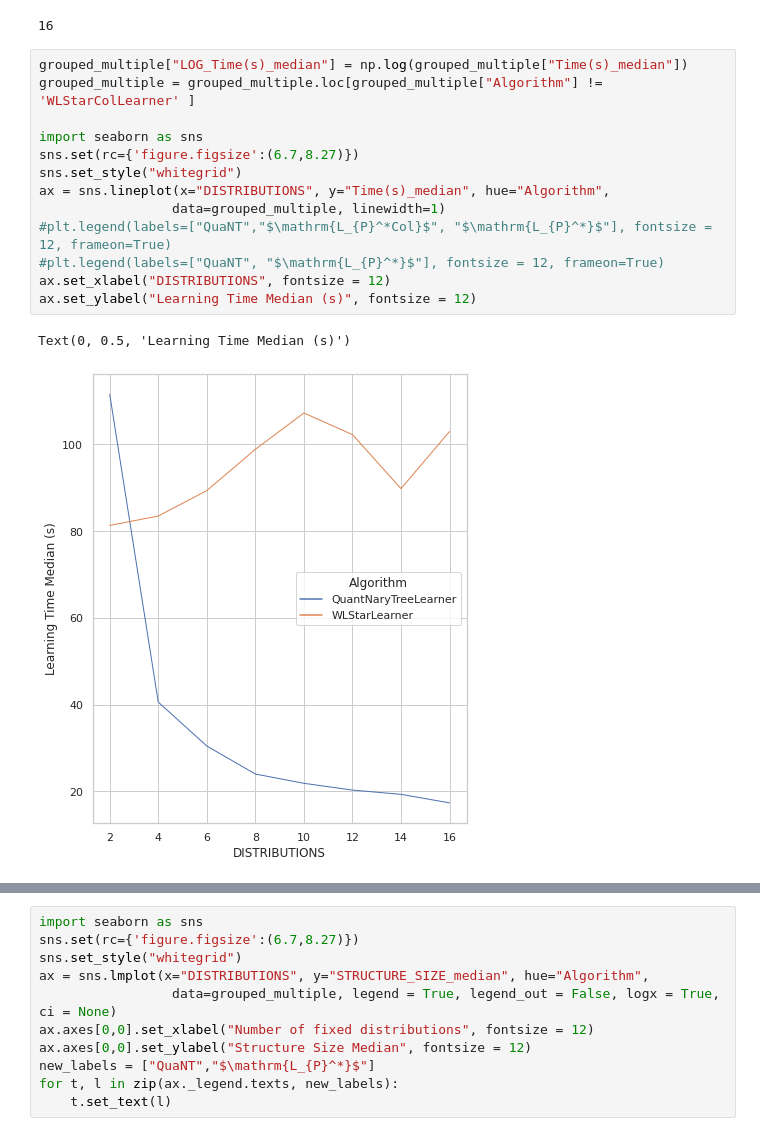
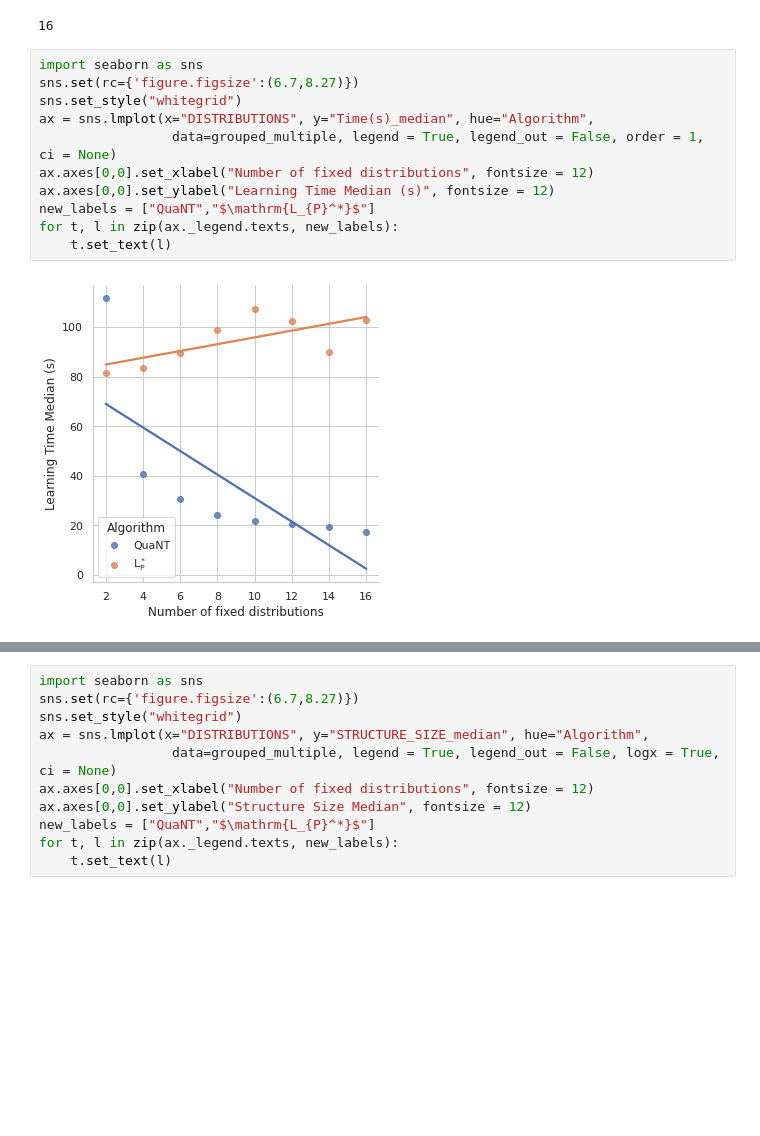
Before and after one commit to neuralchecker/pymodelextractor_towards_efficient_active_learning_of_PDFA_experiments, a Jupyter notebook: experiment_5/data_analysis.ipynb, the cells around one changed output, grey strips where cells are left out. Cells and saved outputs as stored; diff of their text form; blank space fills up the shorter version.

```diff
--- a/experiment_5/data_analysis.ipynb
+++ b/experiment_5/data_analysis.ipynb
@@ -72,18 +72,15 @@ len(grouped_multiple)
 # %% [output]
 16
 # %%
-grouped_multiple["LOG_Time(s)_median"] = np.log(grouped_multiple["Time(s)_median"])
-grouped_multiple = grouped_multiple.loc[grouped_multiple["Algorithm"] != 'WLStarColLearner' ]
-
 import seaborn as sns
 sns.set(rc={'figure.figsize':(6.7,8.27)})
 sns.set_style("whitegrid")
-ax = sns.lineplot(x="DISTRIBUTIONS", y="Time(s)_median", hue="Algorithm",
-                 data=grouped_multiple, linewidth=1)
-#plt.legend(labels=["QuaNT","$\mathrm{L_{P}^*Col}$", "$\mathrm{L_{P}^*}$"], fontsize = 12, frameon=True)
-#plt.legend(labels=["QuaNT", "$\mathrm{L_{P}^*}$"], fontsize = 12, frameon=True)
-ax.set_xlabel("DISTRIBUTIONS", fontsize = 12)
-ax.set_ylabel("Learning Time Median (s)", fontsize = 12)
+ax = sns.lmplot(x="DISTRIBUTIONS", y="Time(s)_median", hue="Algorithm",
+                 data=grouped_multiple, legend = True, legend_out = False, order = 1, ci = None)
+ax.axes[0,0].set_xlabel("Number of fixed distributions", fontsize = 12)
+ax.axes[0,0].set_ylabel("Learning Time Median (s)", fontsize = 12)
+new_labels = ["QuaNT","$\mathrm{L_{P}^*}$"]
+for t, l in zip(ax._legend.texts, new_labels):
+    t.set_text(l)
 # %% [output]
-Text(0, 0.5, 'Learning Time Median (s)')
-[figure, old version]
+[figure, new version]
```
Also changed, not shown: parts of 3 cells of this notebook, 2 other files.
